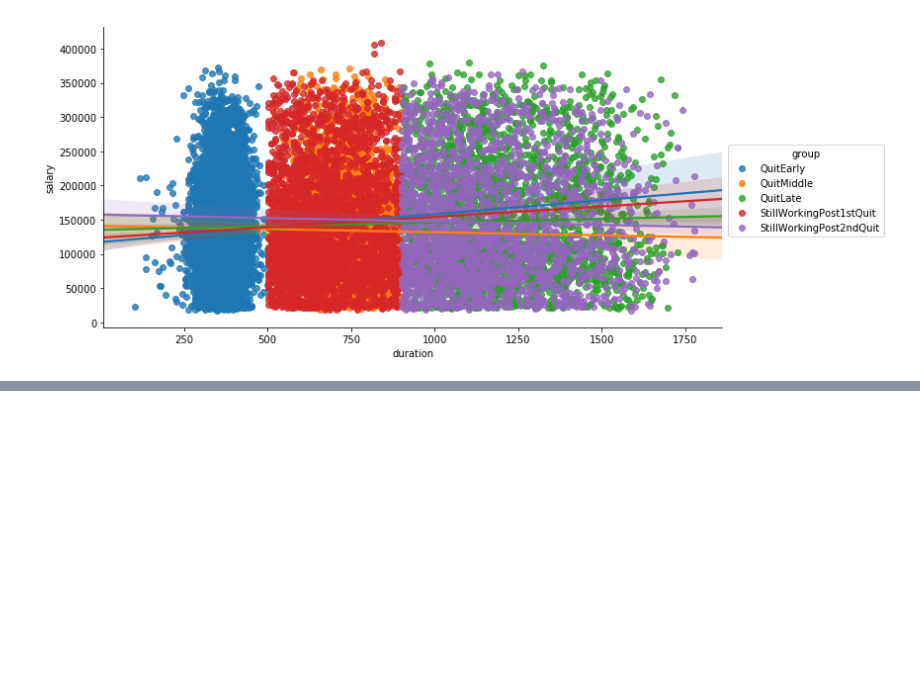
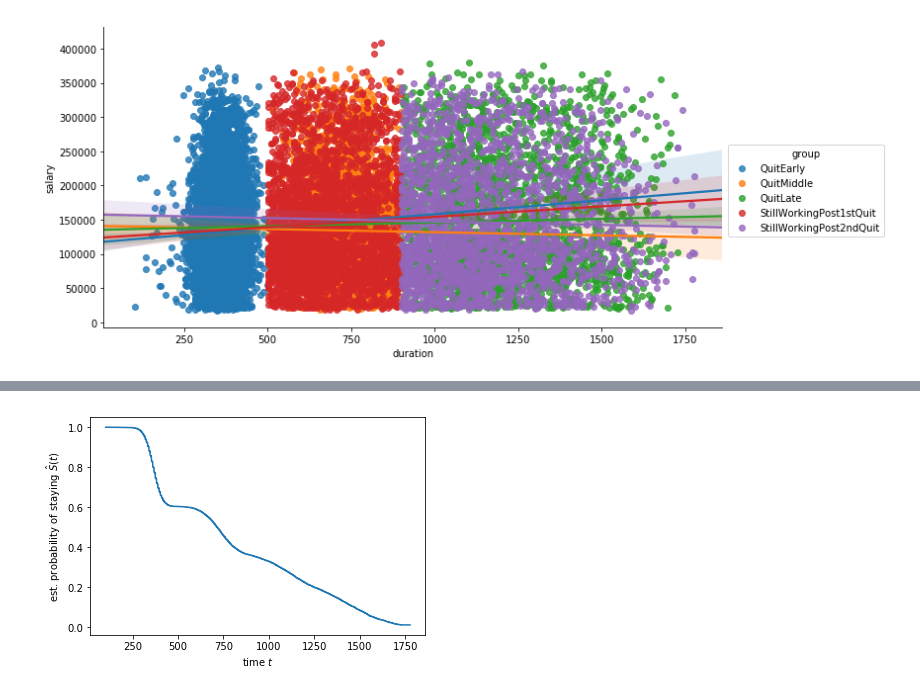
Before and after one commit to kotoroshinoto/InsightDataChallenges, a Jupyter notebook: challenge1/challenge.ipynb, the cells around one changed output, grey strips where cells are left out. Saved outputs shown, nothing was run; the diff lists cells and outputs as text; code cells hidden in the pictures; blank space fills up the shorter version.

```diff
--- a/challenge1/challenge.ipynb
+++ b/challenge1/challenge.ipynb
@@ -533,0 +330,14 @@ x_dur_test_predict = reg.predict(x_dur_test)
+# %%
+ids = labeled_df[['employee_id', 'group']].copy()
+X = labeled_df[[
+    'company_id',
+    'dept_as_int',
+    'average_seniority',
+    'salary',
+    'salary/average_seniority',
+    'company_average_salary_diff',
+    'dept_average_salary_diff',
+    'dept_at_company_average_salary_diff'
+]].copy()
+Y = labeled_df[['quit', 'duration', 'group']].copy()
+Y['quit'] = Y['quit'] == 1.0
@@ -533,0 +355,8 @@ x_dur_test_predict = reg.predict(x_dur_test)
+# %%
+time, survival_prob = kaplan_meier_estimator(Y['quit'], Y['duration'])
+plt.step(time, survival_prob, where="post")
+plt.ylabel("est. probability of staying $\hat{S}(t)$")
+plt.xlabel("time $t$")
+plt.show()
+# %% [output]
+[figure, added]
```
Also changed, not shown: parts of 58 cells of this notebook.
